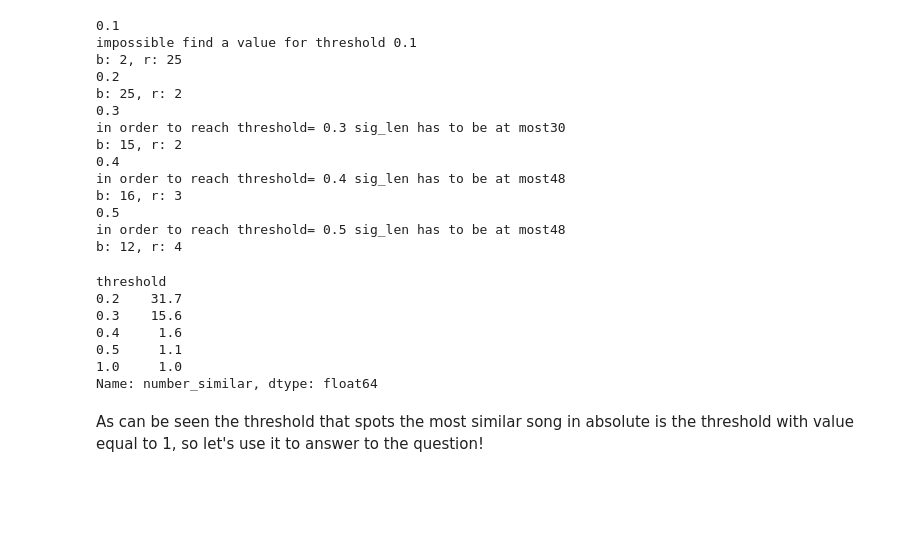
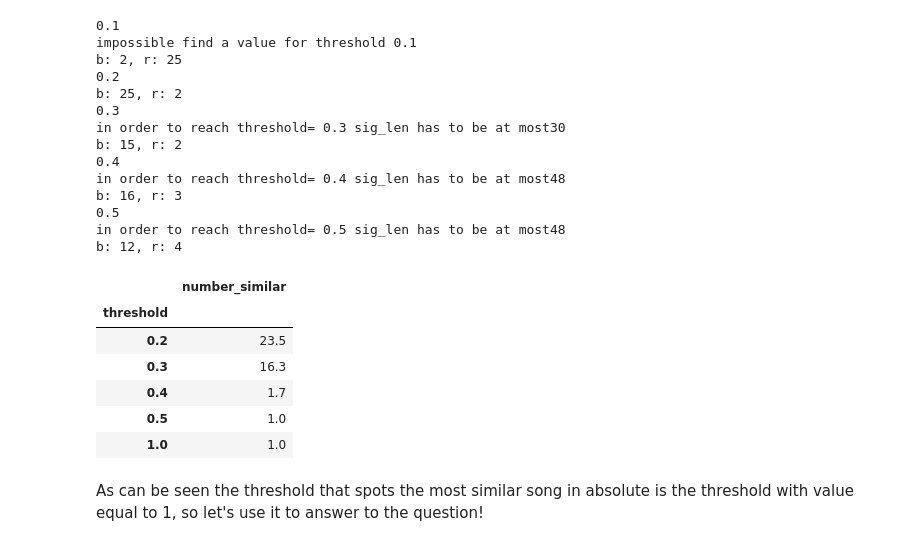
Before and after one commit to AlessandroPecchini/ADM-HW4, a Jupyter notebook: AudioSignals.ipynb, the cells around one changed output. Drawn from its saved outputs; the diff is of its cells as text; code cells hidden in the pictures; blank space fills up the shorter version.

```diff
--- a/AudioSignals.ipynb
+++ b/AudioSignals.ipynb
@@ -436,6 +514,4 @@ signatures:
 # %%
-import random
-
 def get_parameters(n, threshold=None):
     '''
         Given the max lenght of the signature
@@ -468,7 +544,7 @@ def create_buckets(hash_sets, r):
     for hs in range(len(hash_sets)):
         sig = hash_sets[hs]
         for i in range(0, n_hash,r):
-            k = str(sig[i:i+r])
+            k = (i, str(sig[i:i+r]))
             if k not in ret:
                 ret[k] = [hs]
             else:
@@ -506,7 +582,7 @@ def LSH(documents, sig_len, query=None, query_list=None, threshold = None):
     # Obtaining the number of bins (b) and the number of rows for each one (r)
     b, r = get_parameters(sig_len, threshold)
     if b is None:
-        print(f"impossible find a value for threshold 0.1")
+        print(f"impossible find a value for threshold {threshold}")
         b, r = get_parameters(sig_len)
     if (b*r) < sig_len:
         print(f"in order to reach threshold= {threshold} sig_len has to be at most{b*r}")
@@ -529,7 +605,7 @@ def LSH(documents, sig_len, query=None, query_list=None, threshold = None):
     for i in range(len(hashed_queries)):
         hashed_query = hashed_queries[i]
         for j in range(0, sig_len, r):
-            k = str(hashed_query[j:j+r])
+            k = (j,str(hashed_query[j:j+r]))
             if k in idx:
                 similar_docs[i] = similar_docs[i].union(idx[k])
         for doc in similar_docs[i]:
@@ -574,0 +652,3 @@ Given that for values greater than 0.5 we've the same effect ad for threshold eq
+# %%
+tracks_df = read_songs_df('data/songs_db.csv')
+tracks_df
@@ -574,0 +669,3 @@ Given that for values greater than 0.5 we've the same effect ad for threshold eq
+# %%
+queries_df = read_songs_df('data/total_queries.csv')
+queries_df
@@ -575,6 +684,6 @@ Given that for values greater than 0.5 we've the same effect ad for threshold eq
 # %%
 queries = queries_df.peaks.values
-multiple_threshold_ans = test_different_thresholds(queries)
+multiple_threshold_ans = test_different_thresholds(queries_df, tracks_df)
 # %% [output]
 0.1
 impossible find a value for threshold 0.1
@@ -591,15 +700,15 @@ b: 16, r: 3
 in order to reach threshold= 0.5 sig_len has to be at most48
 b: 12, r: 4
 # %%
-multiple_threshold_ans.groupby('threshold').number_similar.mean()
+multiple_threshold_ans.groupby('threshold').agg({'number_similar':'mean'})
 # %% [output]
-threshold
-0.2    31.7
-0.3    15.6
-0.4     1.6
-0.5     1.1
-1.0     1.0
-Name: number_similar, dtype: float64
+|  | number_similar |
+| threshold |  |
+| 0.2 | 23.5 |
+| 0.3 | 16.3 |
+| 0.4 | 1.7 |
+| 0.5 | 1.0 |
+| 1.0 | 1.0 |
 # %% [markdown]
 As can be seen the threshold that spots the most similar song in absolute is the threshold with value equal to 1, so let's use it to answer to the question!
 # %%
```
Also changed, not shown: parts of 18 cells of this notebook.
